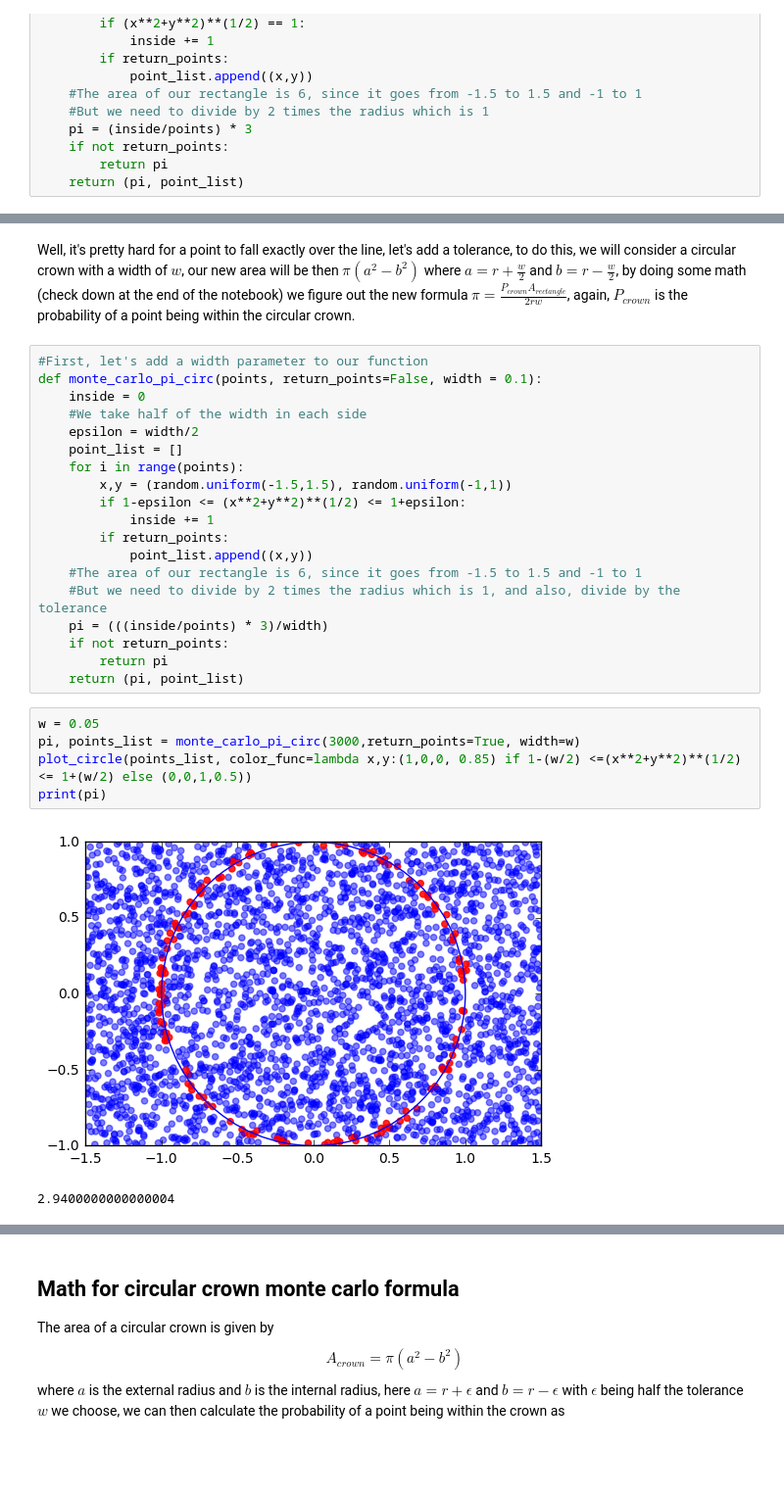
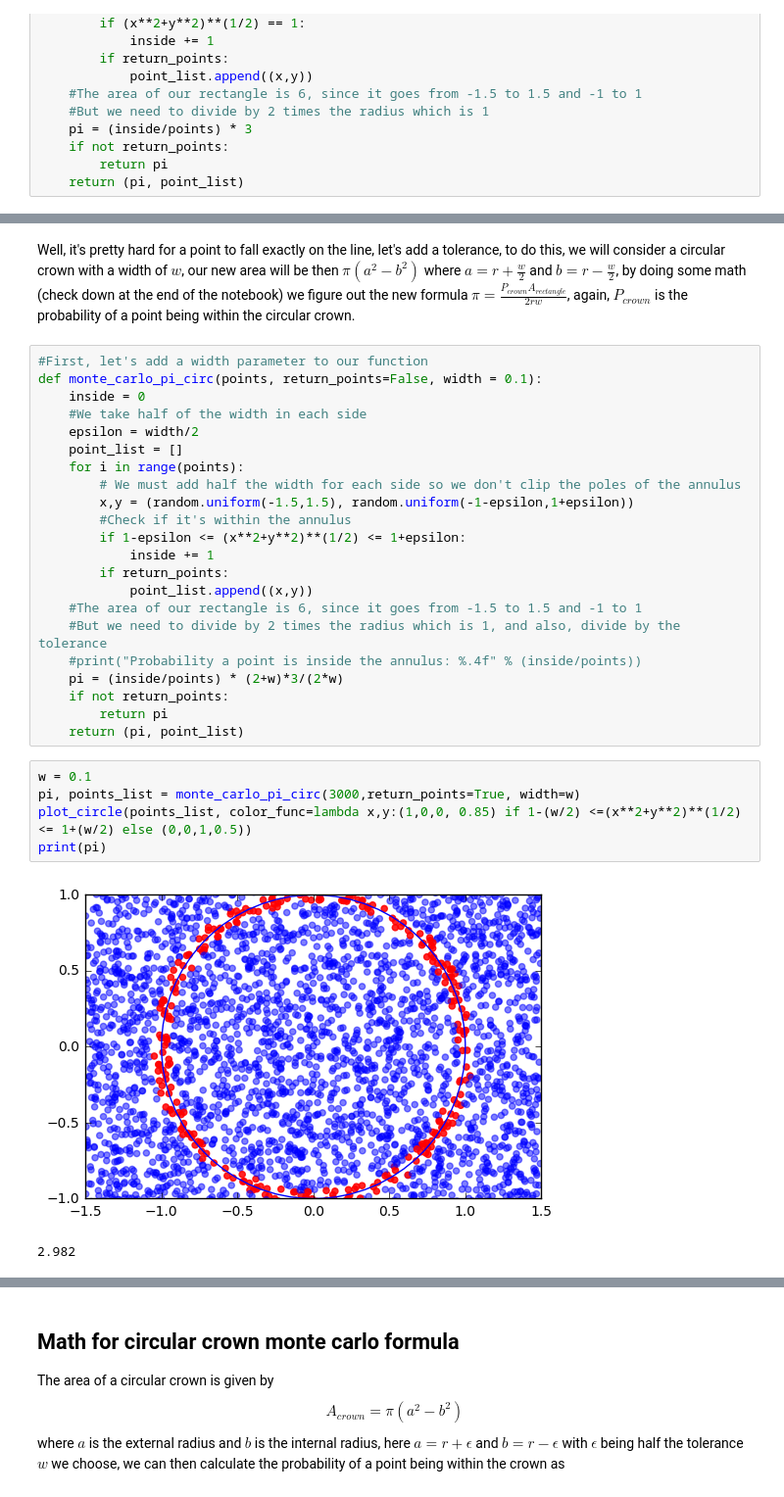
Before and after one commit to victorgcapone/datascience, a Jupyter notebook: Monte Carlos Experiments/Monte Carlo Demonstration.ipynb, the cells around one changed output, grey strips where cells are left out. Shown at 98% size. Cells and saved outputs as stored; diff of their text form; blank space fills up the shorter version.

Commit message:
Finished circular Crown demo

```diff
--- a/Monte Carlos Experiments/Monte Carlo Demonstration.ipynb
+++ b/Monte Carlos Experiments/Monte Carlo Demonstration.ipynb
@@ -96,5 +99,5 @@ plot_circle(points_list, color_func=lambda x,y:(1,0,0) if (x**2+y**2)**(1/2) ==1
 # %% [markdown]
-Well, it's pretty hard for a point to fall exactly over the line, let's add a tolerance, to do this, we will consider a circular crown with a width of $w$, our new area will be then $\pi(a^2 - b^2)$ where $a = r+\frac{w}{2}$ and $b = r-\frac{w}{2}$, by doing some math (check down at the end of the notebook) we figure out the new formula $\pi = \frac{P_{crown}A_{rectangle}}{2rw}$, again, $P_{crown}$ is the probability of a point being within the circular crown.
+Well, it's pretty hard for a point to fall exactly on the line, let's add a tolerance, to do this, we will consider a circular crown with a width of $w$, our new area will be then $\pi(a^2 - b^2)$ where $a = r+\frac{w}{2}$ and $b = r-\frac{w}{2}$, by doing some math (check down at the end of the notebook) we figure out the new formula $\pi = \frac{P_{crown}A_{rectangle}}{2rw}$, again, $P_{crown}$ is the probability of a point being within the circular crown.
 # %%
 #First, let's add a width parameter to our function
 def monte_carlo_pi_circ(points, return_points=False, width = 0.1):
@@ -103,22 +106,25 @@ def monte_carlo_pi_circ(points, return_points=False, width = 0.1):
     epsilon = width/2
     point_list = []
     for i in range(points):
-        x,y = (random.uniform(-1.5,1.5), random.uniform(-1,1))
+        # We must add half the width for each side so we don't clip the poles of the annulus
+        x,y = (random.uniform(-1.5,1.5), random.uniform(-1-epsilon,1+epsilon))
+        #Check if it's within the annulus
         if 1-epsilon <= (x**2+y**2)**(1/2) <= 1+epsilon:
             inside += 1
         if return_points:
             point_list.append((x,y))
     #The area of our rectangle is 6, since it goes from -1.5 to 1.5 and -1 to 1
     #But we need to divide by 2 times the radius which is 1, and also, divide by the tolerance
-    pi = (((inside/points) * 3)/width)
+    #print("Probability a point is inside the annulus: %.4f" % (inside/points))
+    pi = (inside/points) * (2+w)*3/(2*w)
     if not return_points:
         return pi
     return (pi, point_list)
 # %%
-w = 0.05
+w = 0.1
 pi, points_list = monte_carlo_pi_circ(3000,return_points=True, width=w)
 plot_circle(points_list, color_func=lambda x,y:(1,0,0, 0.85) if 1-(w/2) <=(x**2+y**2)**(1/2) <= 1+(w/2) else (0,0,1,0.5))
 print(pi)
 # %% [output]
-[figure, old version]
+[figure, new version]
-2.9400000000000004
+2.982
```
Also changed, not shown: parts of 9 cells of this notebook.
